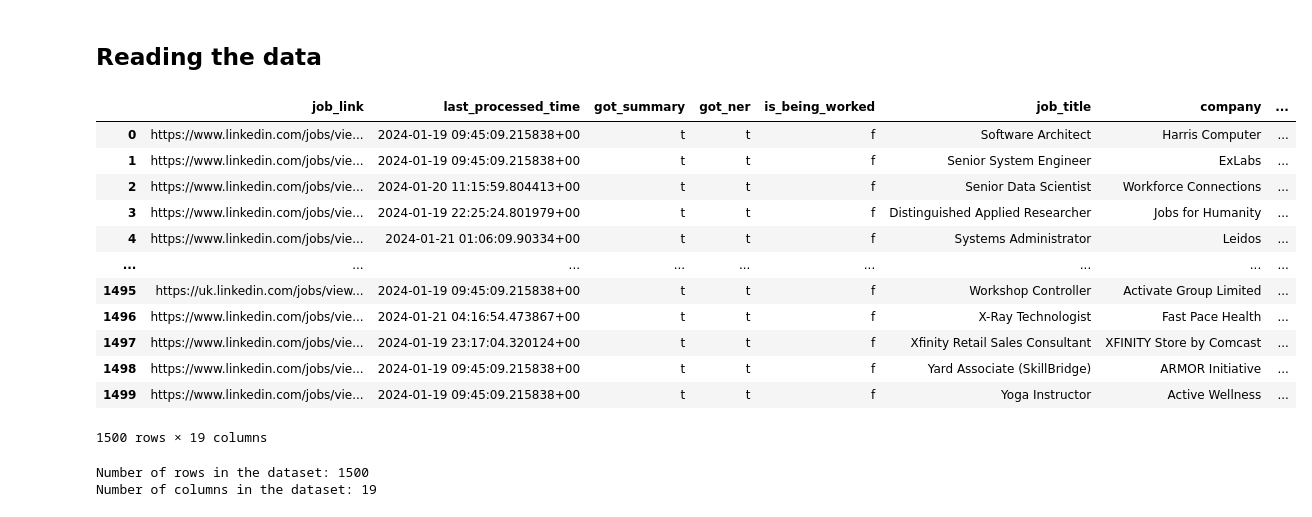
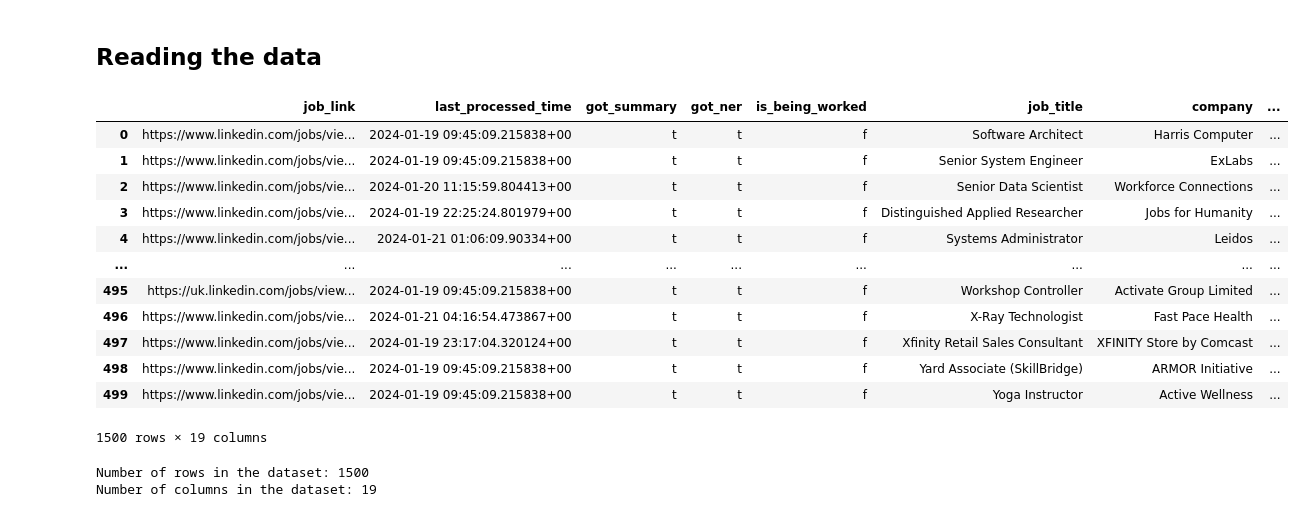
Before and after one commit to saideep-arikontham/Application_Ranking_System, a Jupyter notebook: src/EDA/EDA_sampled_jd_skills_dataset.ipynb, the cells around one changed output. Cells and saved outputs as stored; diff of their text form; code cells hidden in the pictures.

```diff
--- a/src/EDA_sampled_jd_skills_dataset.ipynb
+++ b/src/EDA/EDA_sampled_jd_skills_dataset.ipynb
@@ -21,21 +24,23 @@ sys.path.insert(1, path)
 # %% [markdown]
 ## Reading the data
 # %%
-df = pd.read_csv(f"{path}/data/kaggle_linkedin_jd_skills_dataset/sampled_jd_skills.csv")
+df = pd.concat([pd.read_csv(f"{path}/data/sampled_linkedin_jd_skills/sampled_jd_skills_set1.csv"),
+                pd.read_csv(f"{path}/data/sampled_linkedin_jd_skills/sampled_jd_skills_set2.csv"),
+                pd.read_csv(f"{path}/data/sampled_linkedin_jd_skills/sampled_jd_skills_set3.csv")])
 df
 # %% [output]
 |  | job_link | last_processed_time | got_summary | got_ner | is_being_worked | job_title | company | ... |
 | 0 | https://www.linkedin.com/jobs/vie... | 2024-01-19 09:45:09.215838+00 | t | t | f | Software Architect | Harris Computer | ... |
 | 1 | https://www.linkedin.com/jobs/vie... | 2024-01-19 09:45:09.215838+00 | t | t | f | Senior System Engineer | ExLabs | ... |
 | 2 | https://www.linkedin.com/jobs/vie... | 2024-01-20 11:15:59.804413+00 | t | t | f | Senior Data Scientist | Workforce Connections | ... |
 | 3 | https://www.linkedin.com/jobs/vie... | 2024-01-19 22:25:24.801979+00 | t | t | f | Distinguished Applied Researcher | Jobs for Humanity | ... |
 | 4 | https://www.linkedin.com/jobs/vie... | 2024-01-21 01:06:09.90334+00 | t | t | f | Systems Administrator | Leidos | ... |
 | ... | ... | ... | ... | ... | ... | ... | ... | ... |
-| 1495 | https://uk.linkedin.com/jobs/view... | 2024-01-19 09:45:09.215838+00 | t | t | f | Workshop Controller | Activate Group Limited | ... |
-| 1496 | https://www.linkedin.com/jobs/vie... | 2024-01-21 04:16:54.473867+00 | t | t | f | X-Ray Technologist | Fast Pace Health | ... |
-| 1497 | https://www.linkedin.com/jobs/vie... | 2024-01-19 23:17:04.320124+00 | t | t | f | Xfinity Retail Sales Consultant | XFINITY Store by Comcast | ... |
-| 1498 | https://www.linkedin.com/jobs/vie... | 2024-01-19 09:45:09.215838+00 | t | t | f | Yard Associate (SkillBridge) | ARMOR Initiative | ... |
-| 1499 | https://www.linkedin.com/jobs/vie... | 2024-01-19 09:45:09.215838+00 | t | t | f | Yoga Instructor | Active Wellness | ... |
+| 495 | https://uk.linkedin.com/jobs/view... | 2024-01-19 09:45:09.215838+00 | t | t | f | Workshop Controller | Activate Group Limited | ... |
+| 496 | https://www.linkedin.com/jobs/vie... | 2024-01-21 04:16:54.473867+00 | t | t | f | X-Ray Technologist | Fast Pace Health | ... |
+| 497 | https://www.linkedin.com/jobs/vie... | 2024-01-19 23:17:04.320124+00 | t | t | f | Xfinity Retail Sales Consultant | XFINITY Store by Comcast | ... |
+| 498 | https://www.linkedin.com/jobs/vie... | 2024-01-19 09:45:09.215838+00 | t | t | f | Yard Associate (SkillBridge) | ARMOR Initiative | ... |
+| 499 | https://www.linkedin.com/jobs/vie... | 2024-01-19 09:45:09.215838+00 | t | t | f | Yoga Instructor | Active Wellness | ... |
 1500 rows × 19 columns
 # %%
 print("Number of rows in the dataset:", df.shape[0])
```
Also changed, not shown: parts of 8 cells of this notebook.
